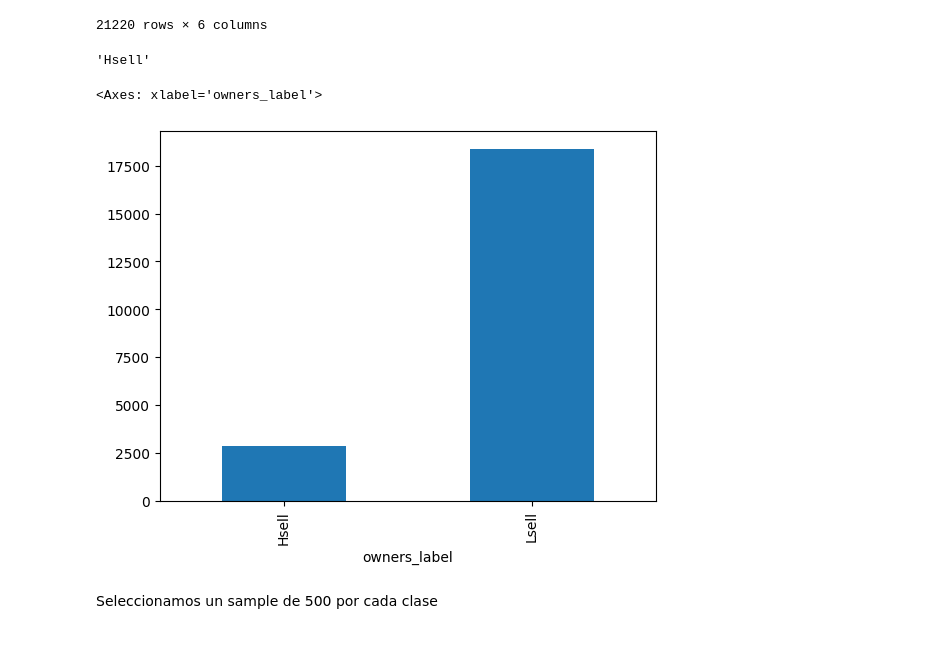
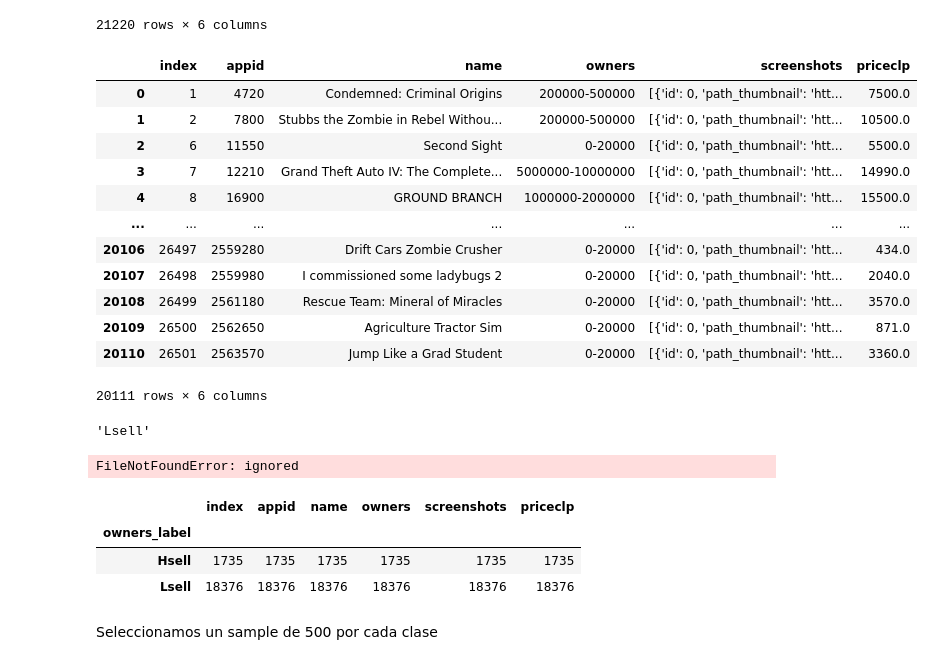
Before and after one commit to hectorjimenez12/CC5205_Proyecto, a Jupyter notebook: Game_ClassificationCNNV2.ipynb, the cells around one changed output. Saved outputs shown, nothing was run; the diff lists cells and outputs as text; code cells hidden in the pictures.

```diff
--- a/Game_ClassificationCNNV2.ipynb
+++ b/Game_ClassificationCNNV2.ipynb
@@ -49,6 +49,27 @@ dfmedia
 | 21218 | 26500 | 2562650 | Agriculture Tractor Sim | 0-20000 | [{'id': 0, 'path_thumbnail': 'htt... | 871.0 |
 | 21219 | 26501 | 2563570 | Jump Like a Grad Student | 0-20000 | [{'id': 0, 'path_thumbnail': 'htt... | 3360.0 |
 21220 rows × 6 columns
+# %%
+#dfdata.groupby('owners').count().loc[:,'name'].sort_values().plot.bar()
+#ELIMINAR LOS DE CLASE entre 100000 y 200000
+
+dfmedia = dfmedia[~ dfmedia.owners.isin(['100000-200000']) ]
+dfmedia = dfmedia.reset_index(level=0,drop=True)
+dfmedia
+# %% [output]
+|  | index | appid | name | owners | screenshots | priceclp |
+| 0 | 1 | 4720 | Condemned: Criminal Origins | 200000-500000 | [{'id': 0, 'path_thumbnail': 'htt... | 7500.0 |
+| 1 | 2 | 7800 | Stubbs the Zombie in Rebel Withou... | 200000-500000 | [{'id': 0, 'path_thumbnail': 'htt... | 10500.0 |
+| 2 | 6 | 11550 | Second Sight | 0-20000 | [{'id': 0, 'path_thumbnail': 'htt... | 5500.0 |
+| 3 | 7 | 12210 | Grand Theft Auto IV: The Complete... | 5000000-10000000 | [{'id': 0, 'path_thumbnail': 'htt... | 14990.0 |
+| 4 | 8 | 16900 | GROUND BRANCH | 1000000-2000000 | [{'id': 0, 'path_thumbnail': 'htt... | 15500.0 |
+| ... | ... | ... | ... | ... | ... | ... |
+| 20106 | 26497 | 2559280 | Drift Cars Zombie Crusher | 0-20000 | [{'id': 0, 'path_thumbnail': 'htt... | 434.0 |
+| 20107 | 26498 | 2559980 | I commissioned some ladybugs 2 | 0-20000 | [{'id': 0, 'path_thumbnail': 'htt... | 2040.0 |
+| 20108 | 26499 | 2561180 | Rescue Team: Mineral of Miracles | 0-20000 | [{'id': 0, 'path_thumbnail': 'htt... | 3570.0 |
+| 20109 | 26500 | 2562650 | Agriculture Tractor Sim | 0-20000 | [{'id': 0, 'path_thumbnail': 'htt... | 871.0 |
+| 20110 | 26501 | 2563570 | Jump Like a Grad Student | 0-20000 | [{'id': 0, 'path_thumbnail': 'htt... | 3360.0 |
+20111 rows × 6 columns
 # %%
 def class_owners(strowners):
   own_int = int(strowners.split('-')[0])
@@ -58,4 +79,4 @@ def class_owners(strowners):
     return 'Lsell'
 class_owners(dfmedia.owners[2])
 # %% [output]
-'Hsell'
+'Lsell'
@@ -65,9 +83,19 @@ class_owners(dfmedia.owners[2])
+# %%
+#from google.colab import drive
+#drive.mount('/content/gdrive')
+import os
+#os.listdir('/content/gdrive/MyDrive/U/S1/Mineria_Datos/Proyecto/Hito3/imagenes')[1:10]
+Image.open('/content/gdrive/MyDrive/U/S1/Mineria_Datos/Proyecto/Hito3/imagenes/add1414720.png')
+# %% [output]
+FileNotFoundError: ignored
 # %%
 dfmedia['owners_label'] = [ class_owners(i) for i in dfmedia.owners ]
 dfmedia.groupby('owners_label').count().loc[:,'name'].plot.bar()
 # %% [output]
-<Axes: xlabel='owners_label'>
-[figure, removed]
+|  | index | appid | name | owners | screenshots | priceclp |
+| owners_label |  |  |  |  |  |  |
+| Hsell | 1735 | 1735 | 1735 | 1735 | 1735 | 1735 |
+| Lsell | 18376 | 18376 | 18376 | 18376 | 18376 | 18376 |
 # %% [markdown]
 Seleccionamos un sample de 500 por cada clase
 # %%
```
Also changed, not shown: parts of 3 cells of this notebook.
